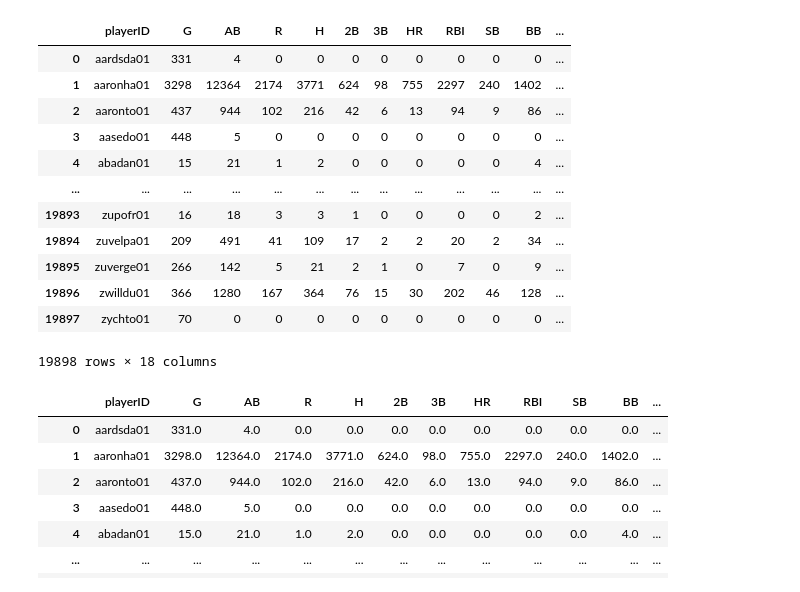
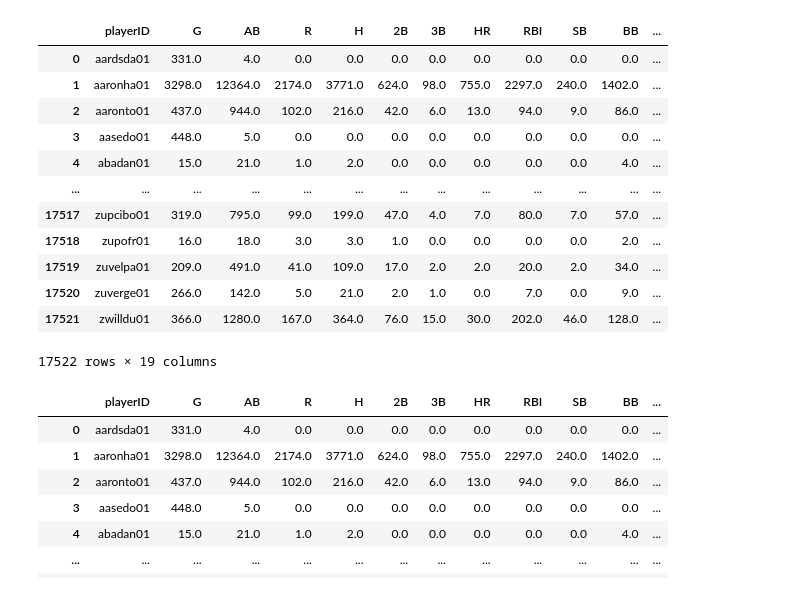
Before and after one commit to greensleeves8/Final_Project_Baseball, a Jupyter notebook: Machine Learning Models/Batter_RFCModel.ipynb, the cells around one changed output. Drawn from its saved outputs; the diff is of its cells as text; code cells hidden in the pictures.

Commit message:
career and hall tables pulled to ml models

```diff
--- a/Machine Learning Models/Batter_RFCModel.ipynb
+++ b/Machine Learning Models/Batter_RFCModel.ipynb
@@ -27,18 +45,18 @@ print(query_results)
 # %%
-# import entire table from postgres to dataframe
-hall_batter = pd.read_sql('SELECT * FROM career_batter', conn)
+# import entire hall_batter table from postgres to dataframe
+hall_batter = pd.read_sql('SELECT * FROM hall_batter', conn)
 hall_batter
 # %% [output]
 |  | playerID | G | AB | R | H | 2B | 3B | HR | RBI | SB | BB | ... |
-| 0 | aardsda01 | 331 | 4 | 0 | 0 | 0 | 0 | 0 | 0 | 0 | 0 | ... |
-| 1 | aaronha01 | 3298 | 12364 | 2174 | 3771 | 624 | 98 | 755 | 2297 | 240 | 1402 | ... |
-| 2 | aaronto01 | 437 | 944 | 102 | 216 | 42 | 6 | 13 | 94 | 9 | 86 | ... |
-| 3 | aasedo01 | 448 | 5 | 0 | 0 | 0 | 0 | 0 | 0 | 0 | 0 | ... |
-| 4 | abadan01 | 15 | 21 | 1 | 2 | 0 | 0 | 0 | 0 | 0 | 4 | ... |
+| 0 | aardsda01 | 331.0 | 4.0 | 0.0 | 0.0 | 0.0 | 0.0 | 0.0 | 0.0 | 0.0 | 0.0 | ... |
+| 1 | aaronha01 | 3298.0 | 12364.0 | 2174.0 | 3771.0 | 624.0 | 98.0 | 755.0 | 2297.0 | 240.0 | 1402.0 | ... |
+| 2 | aaronto01 | 437.0 | 944.0 | 102.0 | 216.0 | 42.0 | 6.0 | 13.0 | 94.0 | 9.0 | 86.0 | ... |
+| 3 | aasedo01 | 448.0 | 5.0 | 0.0 | 0.0 | 0.0 | 0.0 | 0.0 | 0.0 | 0.0 | 0.0 | ... |
+| 4 | abadan01 | 15.0 | 21.0 | 1.0 | 2.0 | 0.0 | 0.0 | 0.0 | 0.0 | 0.0 | 4.0 | ... |
 | ... | ... | ... | ... | ... | ... | ... | ... | ... | ... | ... | ... | ... |
-| 19893 | zupofr01 | 16 | 18 | 3 | 3 | 1 | 0 | 0 | 0 | 0 | 2 | ... |
-| 19894 | zuvelpa01 | 209 | 491 | 41 | 109 | 17 | 2 | 2 | 20 | 2 | 34 | ... |
-| 19895 | zuverge01 | 266 | 142 | 5 | 21 | 2 | 1 | 0 | 7 | 0 | 9 | ... |
-| 19896 | zwilldu01 | 366 | 1280 | 167 | 364 | 76 | 15 | 30 | 202 | 46 | 128 | ... |
-| 19897 | zychto01 | 70 | 0 | 0 | 0 | 0 | 0 | 0 | 0 | 0 | 0 | ... |
+| 17517 | zupcibo01 | 319.0 | 795.0 | 99.0 | 199.0 | 47.0 | 4.0 | 7.0 | 80.0 | 7.0 | 57.0 | ... |
+| 17518 | zupofr01 | 16.0 | 18.0 | 3.0 | 3.0 | 1.0 | 0.0 | 0.0 | 0.0 | 0.0 | 2.0 | ... |
+| 17519 | zuvelpa01 | 209.0 | 491.0 | 41.0 | 109.0 | 17.0 | 2.0 | 2.0 | 20.0 | 2.0 | 34.0 | ... |
+| 17520 | zuverge01 | 266.0 | 142.0 | 5.0 | 21.0 | 2.0 | 1.0 | 0.0 | 7.0 | 0.0 | 9.0 | ... |
+| 17521 | zwilldu01 | 366.0 | 1280.0 | 167.0 | 364.0 | 76.0 | 15.0 | 30.0 | 202.0 | 46.0 | 128.0 | ... |
-19898 rows × 18 columns
+17522 rows × 19 columns
```
Also changed, not shown: parts of 3 cells of this notebook, 1 other file.
